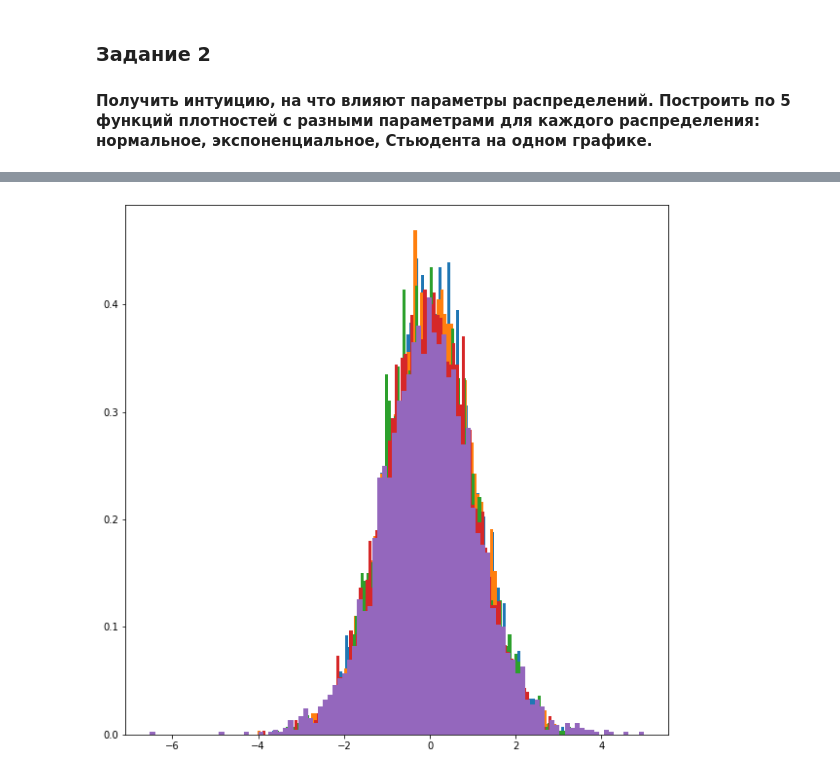
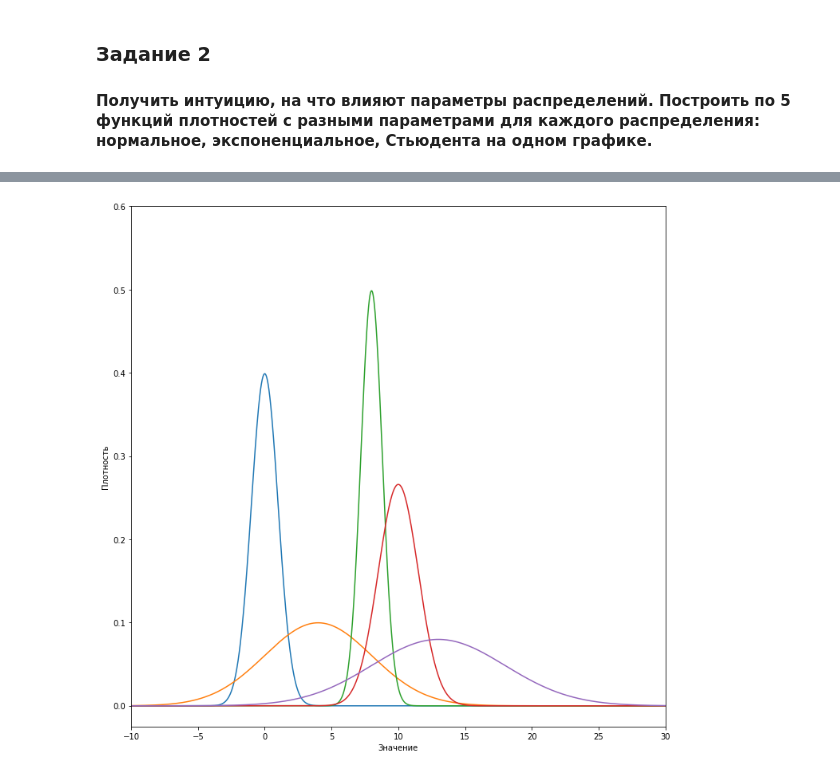
Before and after one commit to natkhosh/pyda_homeworks, a Jupyter notebook: 05_Maths_for_Data_Science/HW8_theory_of_probability.ipynb, the cells around one changed output, grey strips where cells are left out. Saved outputs shown, nothing was run; the diff lists cells and outputs as text; code cells hidden in the pictures.

```diff
--- a/05_Maths_for_Data_Science/HW8_theory_of_probability.ipynb
+++ b/05_Maths_for_Data_Science/HW8_theory_of_probability.ipynb
@@ -77,9 +32,0 @@ f3_5 = np.random.standard_t(10, size=(4000,))
-# %%
-plt.figure(figsize=(10,10))
-h_f3_1 = plt.hist(f3_1, bins=100, density=True)
-h_f3_2 = plt.hist(f3_2, bins=100, density=True)
-h_f3_3 = plt.hist(f3_3, bins=100, density=True)
-h_f3_4 = plt.hist(f3_4, bins=100, density=True)
-h_f3_5 = plt.hist(f3_5, bins=100, density=True)
-# %% [output]
-[figure, removed]
@@ -85,0 +37,26 @@ h_f3_5 = plt.hist(f3_5, bins=100, density=True)
+# %%
+xmin = -10
+xmax = 30
+ymax = 0.6
+
+x = np.linspace(xmin, xmax, num=200000)
+# %%
+plt.figure(figsize=(12,12))
+
+# Параметры :
+    # loc — параметр сдвига;
+    # scale — параметр масштаба;
+
+plt.plot(x, stat.norm.pdf(x, loc=0, scale=1))
+plt.plot(x, stat.norm.pdf(x, loc=4, scale=4))
+plt.plot(x, stat.norm.pdf(x, loc=8, scale=0.8))
+plt.plot(x, stat.norm.pdf(x, loc=10, scale=1.5))
+plt.plot(x, stat.norm.pdf(x, loc=13, scale=5))
+
+plt.xlabel('Значение')
+plt.ylabel('Плотность')
+plt.xlim((xmin, xmax))
+plt.ylim((None, ymax))
+plt.show()
+# %% [output]
+[figure, added]
```
Also changed, not shown: parts of 19 cells of this notebook.
